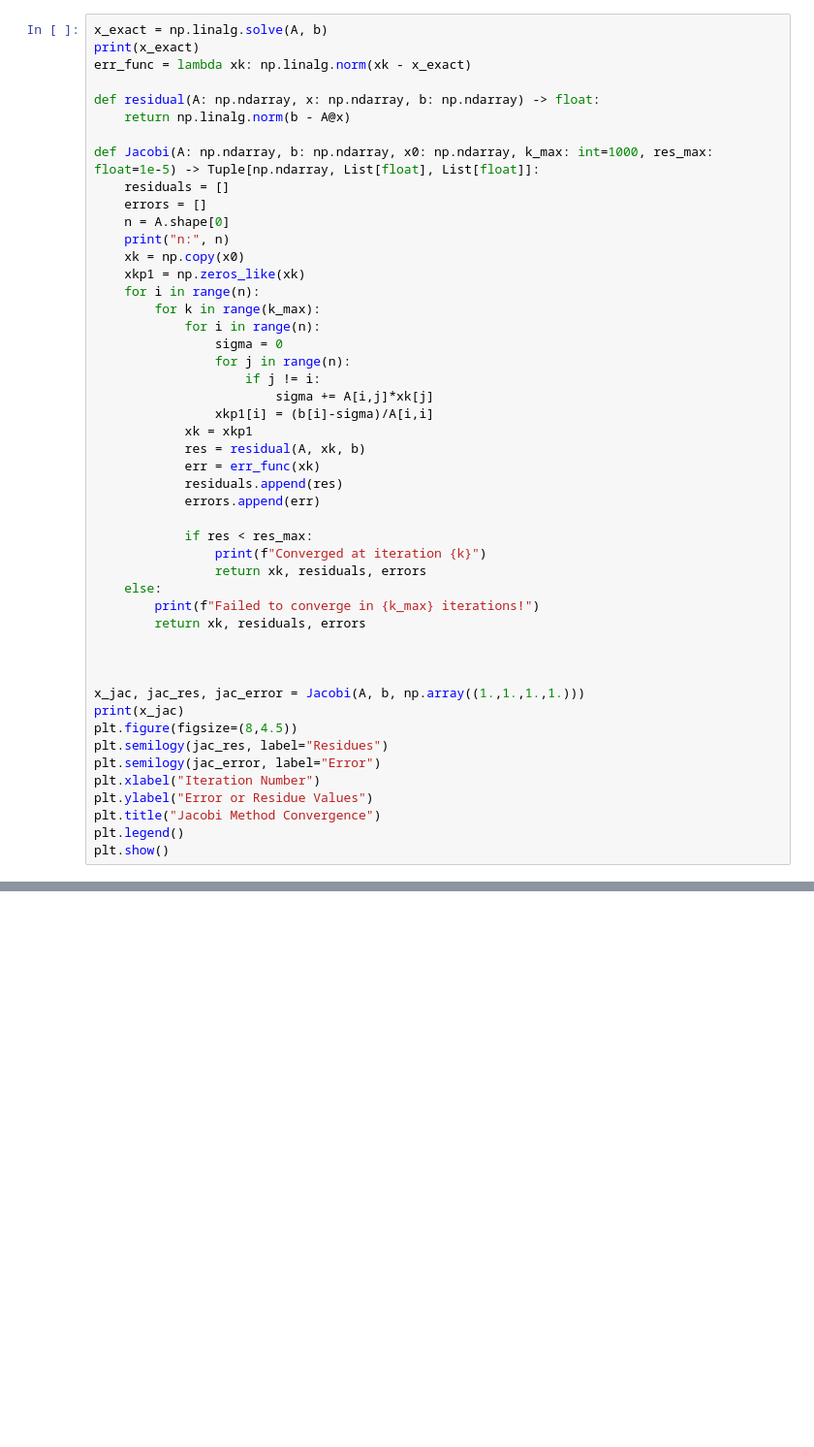
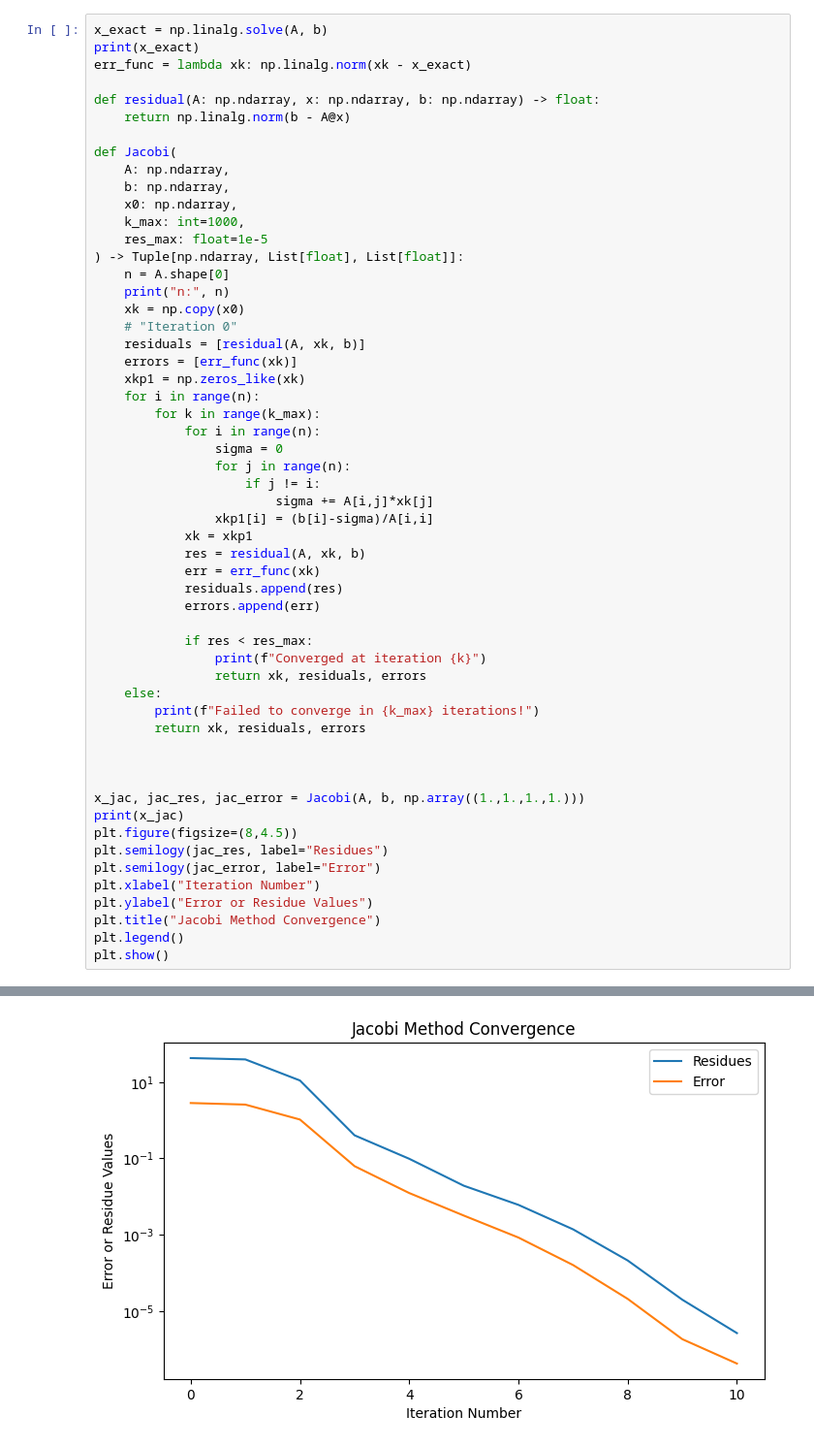
Before and after one commit to eric-silk/ECE530, a Jupyter notebook: ece530/ece530/hw8/problem2.ipynb, the cells around one changed output, grey strips where cells are left out. Shown at 97% size. Drawn from its saved outputs; the diff is of its cells as text; blank space fills up the shorter version.

```diff
--- a/ece530/ece530/hw8/problem2.ipynb
+++ b/ece530/ece530/hw8/problem2.ipynb
@@ -22,12 +36,19 @@ err_func = lambda xk: np.linalg.norm(xk - x_exact)
 def residual(A: np.ndarray, x: np.ndarray, b: np.ndarray) -> float:
     return np.linalg.norm(b - A@x)
 
-def Jacobi(A: np.ndarray, b: np.ndarray, x0: np.ndarray, k_max: int=1000, res_max: float=1e-5) -> Tuple[np.ndarray, List[float], List[float]]:
-    residuals = []
-    errors = []
+def Jacobi(
+    A: np.ndarray,
+    b: np.ndarray,
+    x0: np.ndarray,
+    k_max: int=1000,
+    res_max: float=1e-5
+) -> Tuple[np.ndarray, List[float], List[float]]:
     n = A.shape[0]
     print("n:", n)
     xk = np.copy(x0)
+    # "Iteration 0"
+    residuals = [residual(A, xk, b)]
+    errors = [err_func(xk)]
     xkp1 = np.zeros_like(xk)
     for i in range(n):
         for k in range(k_max):
@@ -62,3 +83,4 @@ plt.ylabel("Error or Residue Values")
 plt.title("Jacobi Method Convergence")
 plt.legend()
 plt.show()
+# %% [output]
@@ -64,0 +91 @@ plt.show()
+[figure, added]
```
Also changed, not shown: parts of 4 cells of this notebook, 10 other files.
